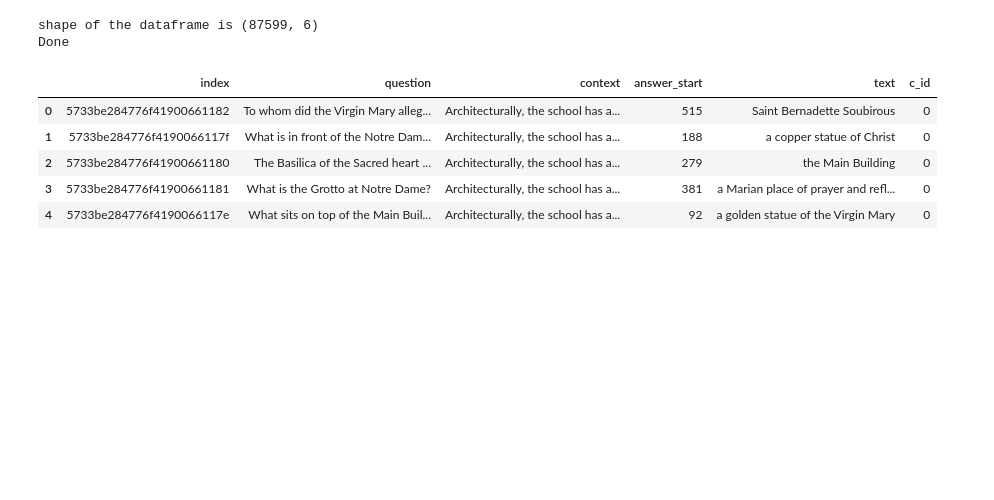
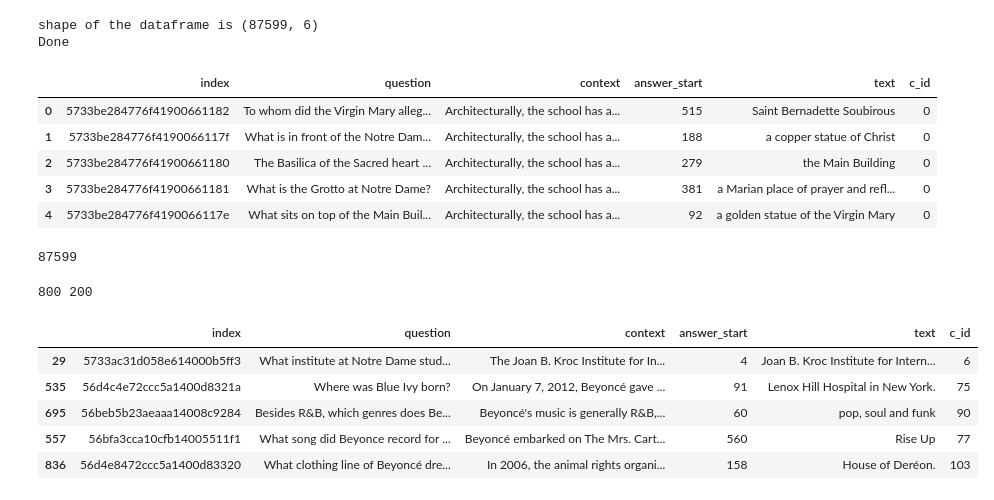
Before and after one commit to teslanando/AAI520_Final_Project_ChatBot, a Jupyter notebook: GPTChatbot_FinalProject.ipynb, the cells around one changed output. Saved outputs shown, nothing was run; the diff lists cells and outputs as text; code cells hidden in the pictures; blank space fills up the shorter version.

```diff
--- a/GPTChatbot_FinalProject.ipynb
+++ b/GPTChatbot_FinalProject.ipynb
@@ -48,3 +101,25 @@ train.head()
 | 2 | 5733be284776f41900661180 | The Basilica of the Sacred heart ... | Architecturally, the school has a... | 279 | the Main Building | 0 |
 | 3 | 5733be284776f41900661181 | What is the Grotto at Notre Dame? | Architecturally, the school has a... | 381 | a Marian place of prayer and refl... | 0 |
 | 4 | 5733be284776f4190066117e | What sits on top of the Main Buil... | Architecturally, the school has a... | 92 | a golden statue of the Virgin Mary | 0 |
+# %%
+train = train.dropna()
+df=train
+# %%
+len(df)
+# %% [output]
+87599
+# %%
+df=pd.DataFrame(df.iloc[:1000,:])
+df_new=df.astype(str)
+# %%
+df_new, df_val = train_test_split(df_new, test_size = 0.2)
+print(len(df_new), len(df_val))
+df_new.head()
+# %% [output]
+800 200
+|  | index | question | context | answer_start | text | c_id |
+| 29 | 5733ac31d058e614000b5ff3 | What institute at Notre Dame stud... | The Joan B. Kroc Institute for In... | 4 | Joan B. Kroc Institute for Intern... | 6 |
+| 535 | 56d4c4e72ccc5a1400d8321a | Where was Blue Ivy born? | On January 7, 2012, Beyoncé gave ... | 91 | Lenox Hill Hospital in New York. | 75 |
+| 695 | 56beb5b23aeaaa14008c9284 | Besides R&B, which genres does Be... | Beyoncé's music is generally R&B,... | 60 | pop, soul and funk | 90 |
+| 557 | 56bfa3cca10cfb14005511f1 | What song did Beyonce record for ... | Beyoncé embarked on The Mrs. Cart... | 560 | Rise Up | 77 |
+| 836 | 56d4e8472ccc5a1400d83320 | What clothing line of Beyoncé dre... | In 2006, the animal rights organi... | 158 | House of Deréon. | 103 |
```
Also changed, not shown: parts of 33 cells of this notebook.
